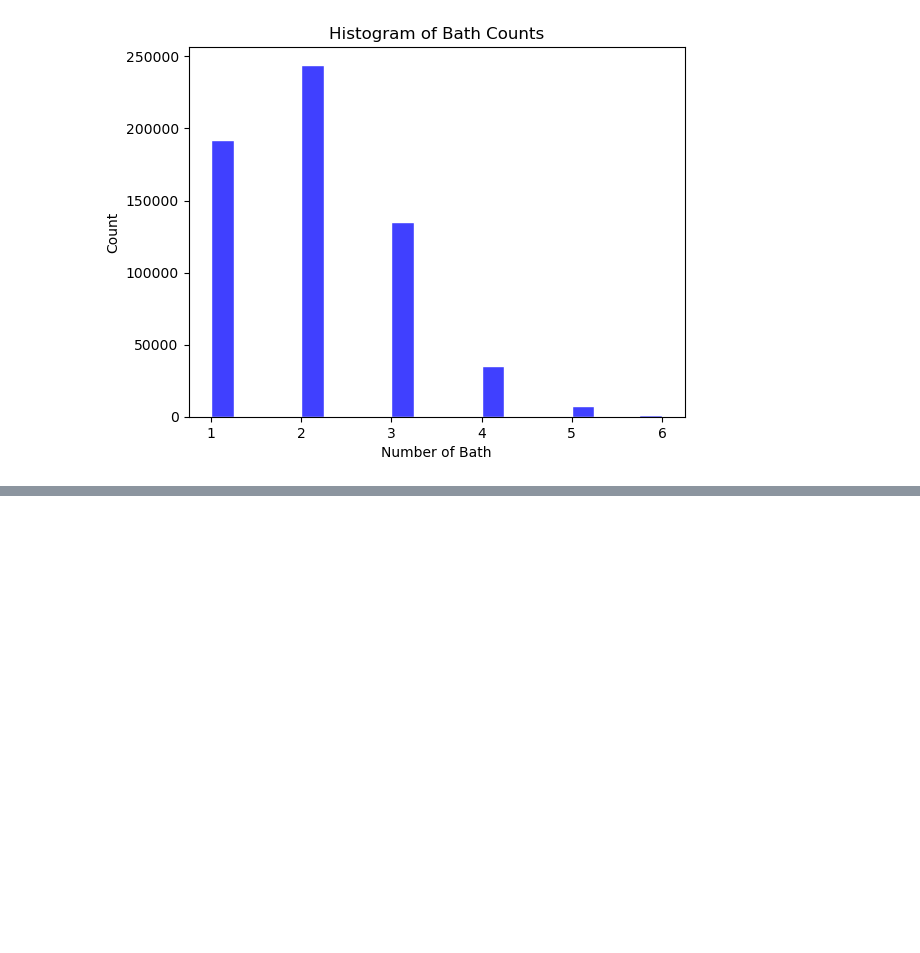
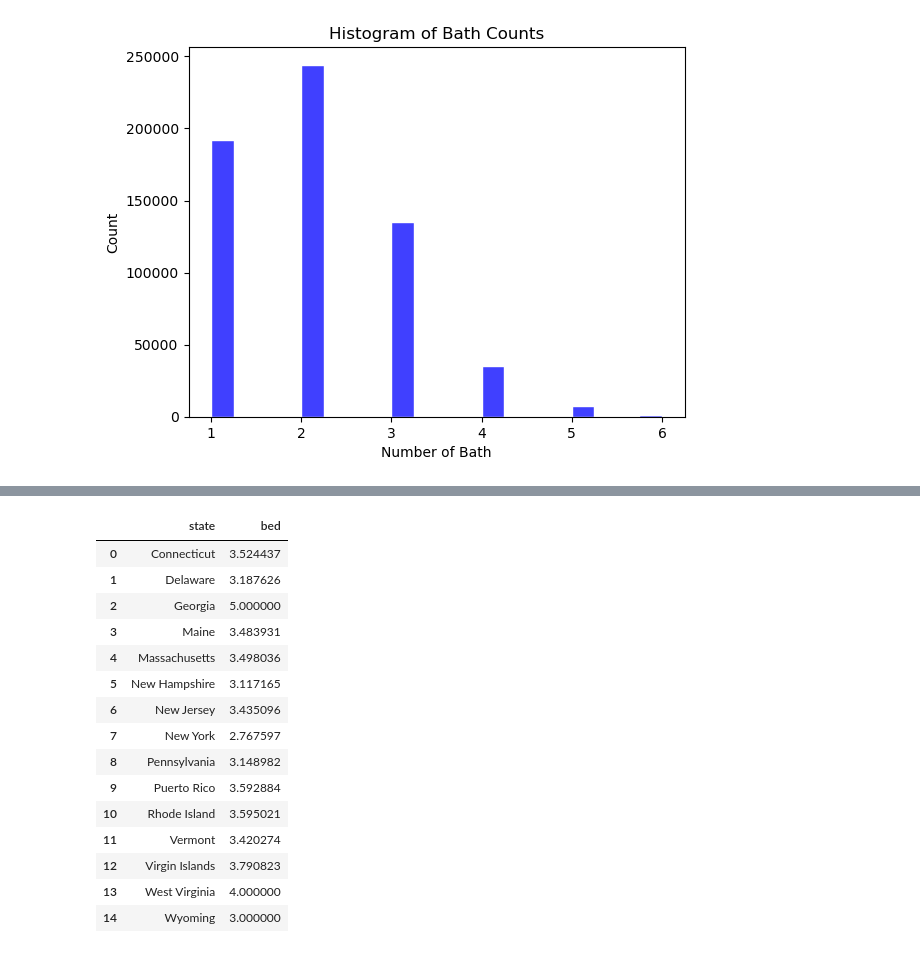
Before and after one commit to KimKarydas/House-Price-Prediction, a Jupyter notebook: US-real-estate.ipynb, the cells around one changed output, grey strips where cells are left out. Cells and saved outputs as stored; diff of their text form; code cells hidden in the pictures; blank space fills up the shorter version.

```diff
--- a/US-real-estate.ipynb
+++ b/US-real-estate.ipynb
@@ -301,7 +342,24 @@ print(average_house_size)
 # %%
 #List average House size per satete
 average_house_bed = df.groupby('state')['bed'].mean().reset_index()
-print(average_house_bed)
+average_house_bed
+# %% [output]
+|  | state | bed |
+| 0 | Connecticut | 3.524437 |
+| 1 | Delaware | 3.187626 |
+| 2 | Georgia | 5.000000 |
+| 3 | Maine | 3.483931 |
+| 4 | Massachusetts | 3.498036 |
+| 5 | New Hampshire | 3.117165 |
+| 6 | New Jersey | 3.435096 |
+| 7 | New York | 2.767597 |
+| 8 | Pennsylvania | 3.148982 |
+| 9 | Puerto Rico | 3.592884 |
+| 10 | Rhode Island | 3.595021 |
+| 11 | Vermont | 3.420274 |
+| 12 | Virgin Islands | 3.790823 |
+| 13 | West Virginia | 4.000000 |
+| 14 | Wyoming | 3.000000 |
 # %%
 #List average House size per satete
 average_house_bath = df.groupby('state')['bath'].mean().reset_index()
```
Also changed, not shown: parts of 15 cells of this notebook.
